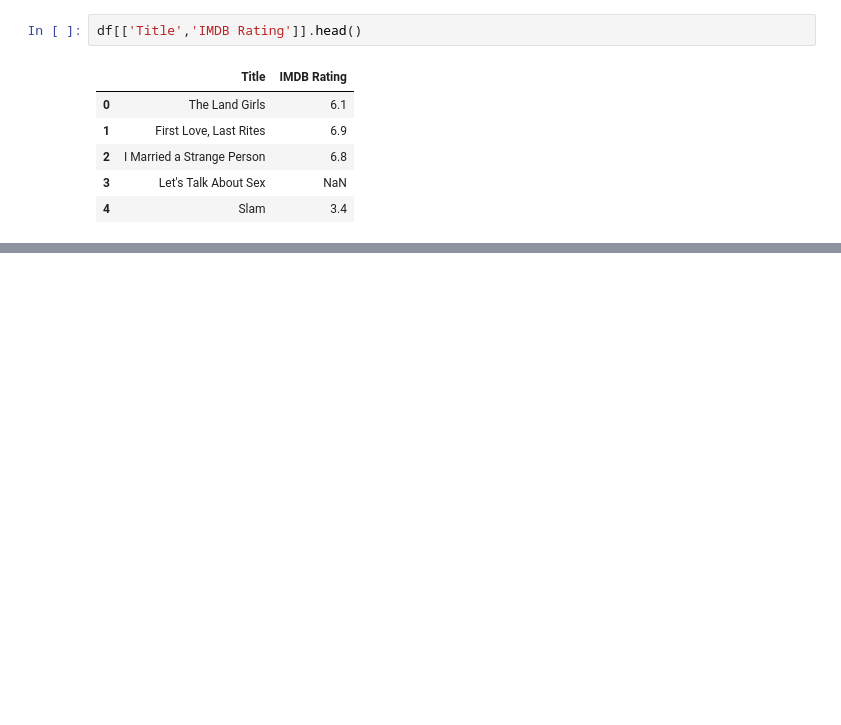
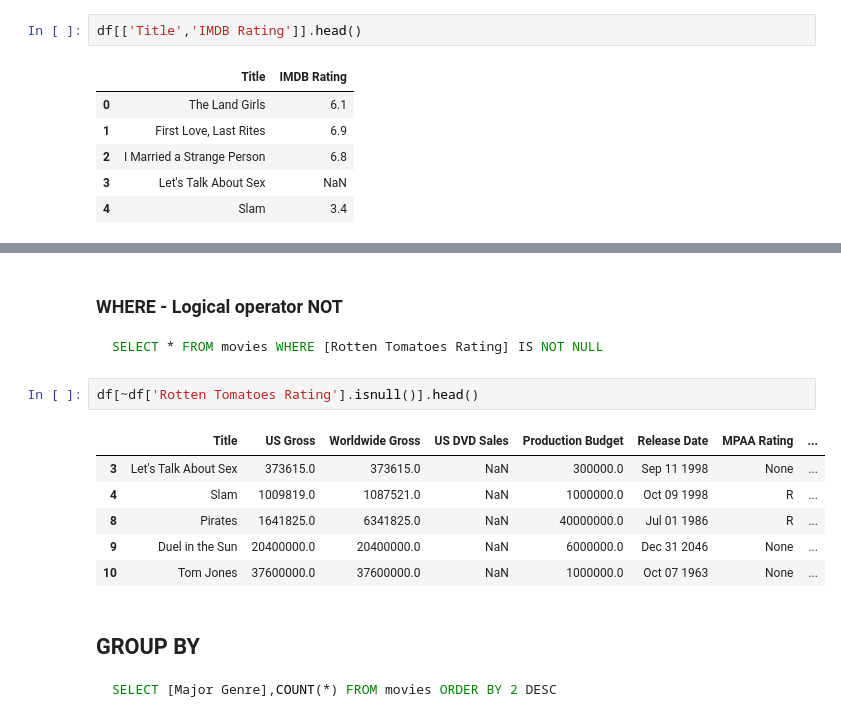
Before and after one commit to av1nash/ds-blog, a Jupyter notebook: _notebooks/2022-02-26-pandas-basics.ipynb, the cells around one changed output, grey strips where cells are left out. Saved outputs shown, nothing was run; the diff lists cells and outputs as text; blank space fills up the shorter version.

````diff
--- a/_notebooks/2022-02-26-pandas-basics.ipynb
+++ b/_notebooks/2022-02-26-pandas-basics.ipynb
@@ -43,0 +88,19 @@ df[['Title','IMDB Rating']].head()
+# %% [markdown]
+### WHERE - Logical operator NOT
+```sql
+SELECT * FROM movies WHERE [Rotten Tomatoes Rating] IS NOT NULL
+```
+# %%
+df[~df['Rotten Tomatoes Rating'].isnull()].head()
+# %% [output]
+|  | Title | US Gross | Worldwide Gross | US DVD Sales | Production Budget | Release Date | MPAA Rating | ... |
+| 3 | Let's Talk About Sex | 373615.0 | 373615.0 | NaN | 300000.0 | Sep 11 1998 | None | ... |
+| 4 | Slam | 1009819.0 | 1087521.0 | NaN | 1000000.0 | Oct 09 1998 | R | ... |
+| 8 | Pirates | 1641825.0 | 6341825.0 | NaN | 40000000.0 | Jul 01 1986 | R | ... |
+| 9 | Duel in the Sun | 20400000.0 | 20400000.0 | NaN | 6000000.0 | Dec 31 2046 | None | ... |
+| 10 | Tom Jones | 37600000.0 | 37600000.0 | NaN | 1000000.0 | Oct 07 1963 | None | ... |
+# %% [markdown]
+## GROUP BY
+```sql
+SELECT [Major Genre],COUNT(*) FROM movies ORDER BY 2 DESC
+```
````
Also changed, not shown: parts of 18 cells of this notebook, 2 other files.
